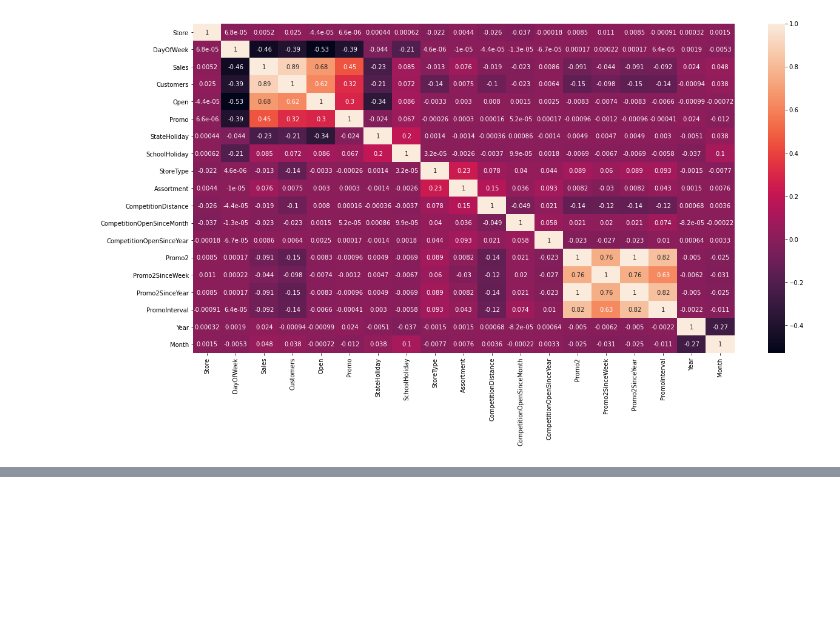
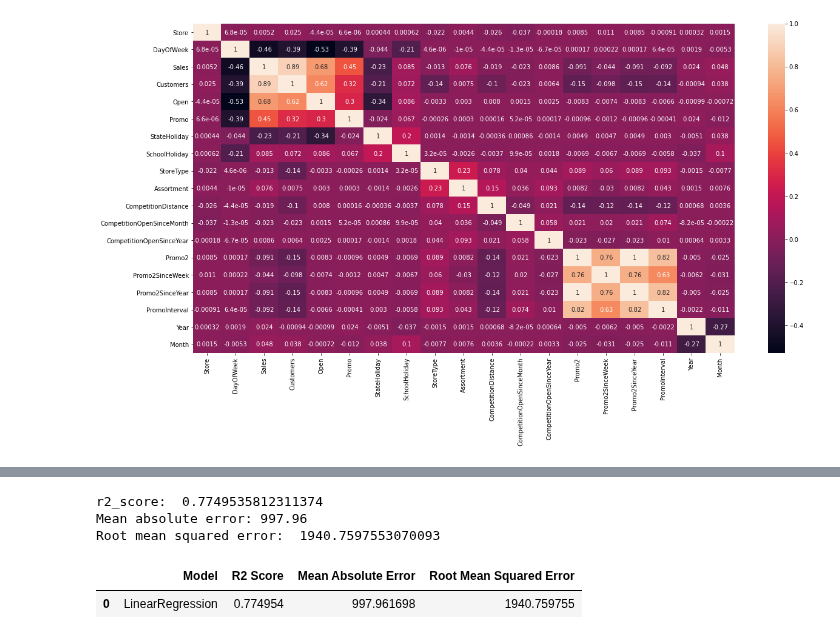
Before and after one commit to Jammal7/Introduction_to_Data_Science, a Jupyter notebook: Projects/Rossmann Store Sales/Rossman_sales_prediction.ipynb, the cells around one changed output, grey strips where cells are left out. Drawn from its saved outputs; the diff is of its cells as text; code cells hidden in the pictures; blank space fills up the shorter version.

```diff
--- a/Projects/Rossmann Store Sales/Rossman_sales_prediction.ipynb
+++ b/Projects/Rossmann Store Sales/Rossman_sales_prediction.ipynb
@@ -498,0 +522,8 @@ Correlation map shows
+# %%
+combined_data_subset = combined_data[combined_data['Open'] == 1]
+combined_data_subset_closed = combined_data[combined_data['Open'] == 0]
+
+X = combined_data_subset.drop(['Sales', 'Customers', 'Open'], axis=1)
+y = combined_data_subset['Sales']
+
+X_train, X_test, y_train, y_test_open = train_test_split(X, y, test_size=0.2)
@@ -498,0 +542,38 @@ Correlation map shows
+# %%
+from sklearn.linear_model import LinearRegression
+
+np.random.seed(42)
+
+# making regression model
+reg_model = LinearRegression()
+reg_model.fit(X_train, y_train)
+
+# When the stores are open we can predict on the x datasets
+prediction_open = reg_model.predict(X_test)
+
+# The stores are closed so we can just predict the zeros
+prediction_closed = np.zeros(combined_data_subset_closed.shape[0])
+
+# Total prediction
+prediction = np.append(prediction_open, prediction_closed)
+
+y_test = np.append(y_test_open, prediction_closed)
+
+r2_score = r2_score(y_test, prediction)
+mae = mean_absolute_error(y_test, prediction)
+mse = math.sqrt(mean_squared_error(y_test, prediction))
+
+print("r2_score: ",r2_score)
+print("Mean absolute error: %.2f" % mae)
+print("Root mean squared error: ", mse )
+# %% [output]
+r2_score:  0.7749535812311374
+Mean absolute error: 997.96
+Root mean squared error:  1940.7597553070093
+# %%
+results = pd.DataFrame([['LinearRegression', r2_score, mae, mse]],
+                       columns=['Model', 'R2 Score', 'Mean Absolute Error', 'Root Mean Squared Error'])
+results
+# %% [output]
+|  | Model | R2 Score | Mean Absolute Error | Root Mean Squared Error |
+| 0 | LinearRegression | 0.774954 | 997.961698 | 1940.759755 |
```
Also changed, not shown: parts of 14 cells of this notebook.
